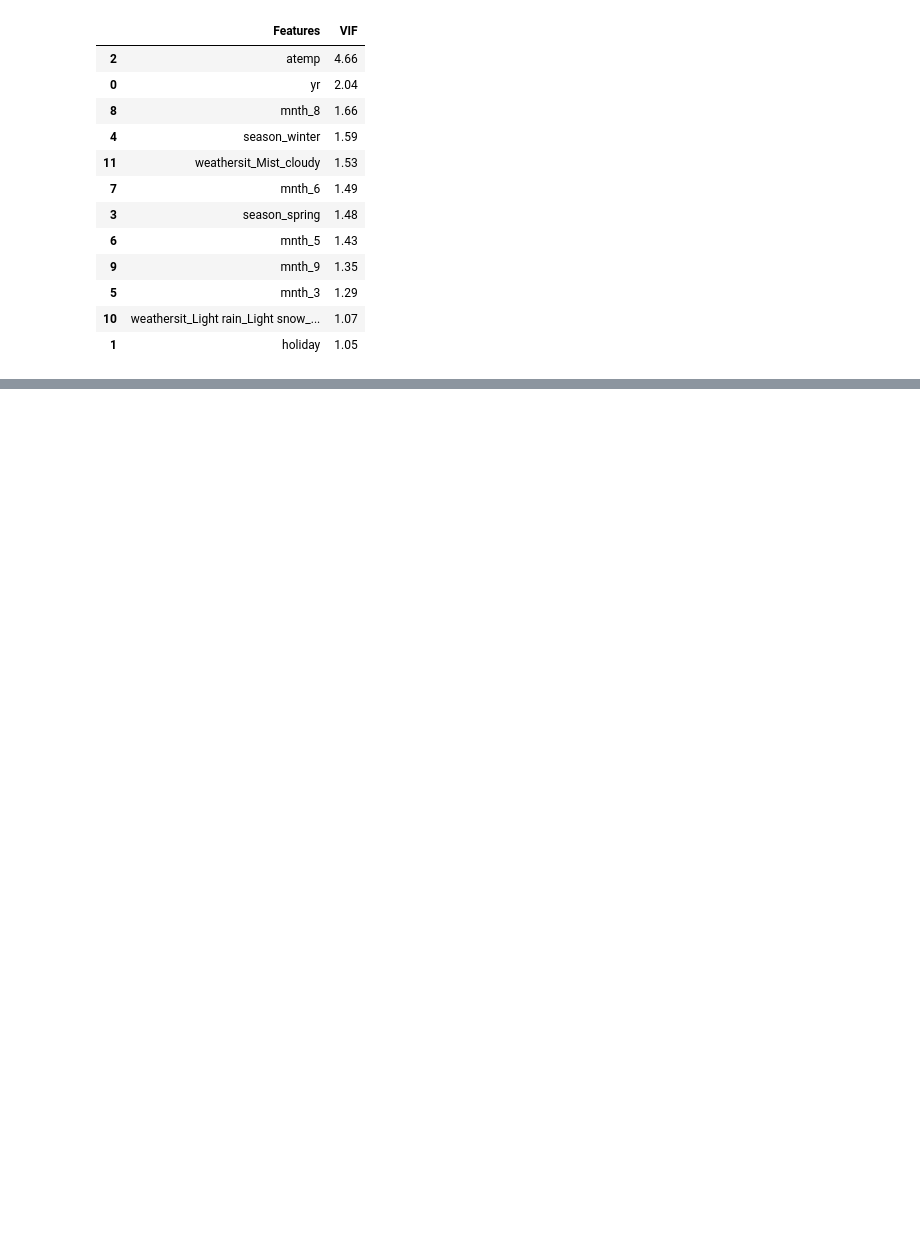
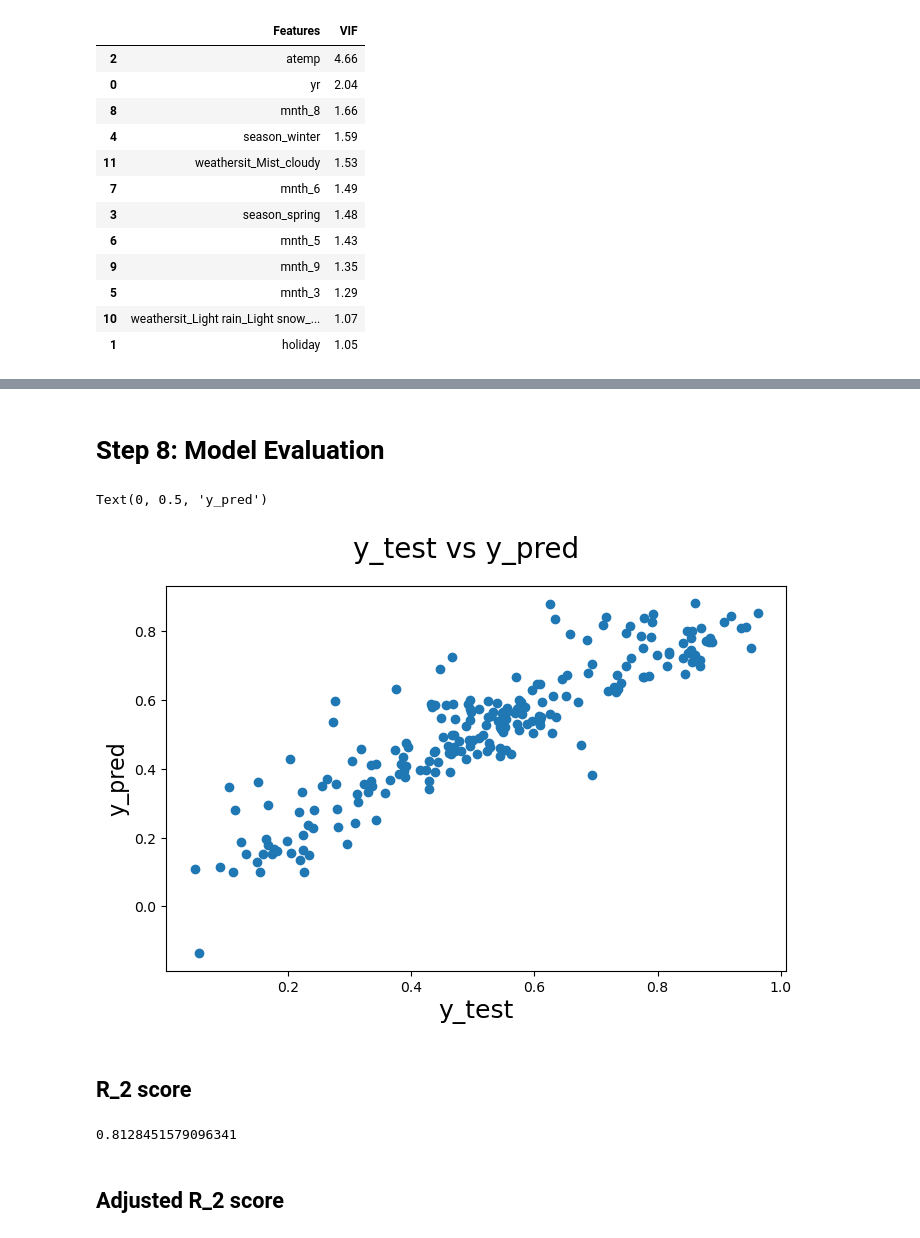
Before and after one commit to DhruvDA/Bike_assignment_lm, a Jupyter notebook: Assignment.ipynb, the cells around one changed output, grey strips where cells are left out. Cells and saved outputs as stored; diff of their text form; code cells hidden in the pictures; blank space fills up the shorter version.

```diff
--- a/Assignment.ipynb
+++ b/Assignment.ipynb
@@ -716,0 +1185,6 @@ vif
+# %%
+y_test = df_test.pop('cnt')
+X_test = df_test
+# %%
+# Adding constant variable to test dataframe
+X_test_m11 = sm.add_constant(X_test)
@@ -716,0 +1203,23 @@ vif
+# %%
+LIST=['const', 'yr', 'holiday', 'atemp', 'season_spring', 'season_winter',
+       'mnth_9', 'weathersit_Light rain_Light snow_Thunderstorm',
+       'weathersit_Mist_cloudy', 'workingday']
+X_test_m11 = X_test_m11[LIST]
+# %%
+# Making predictions using the fourth model
+
+y_pred_m11 = lm_11.predict(X_test_m11)
+# %% [markdown]
+# Step 8: Model Evaluation
+# %%
+# Plotting y_test and y_pred to understand the spread
+fig = plt.figure(figsize=(8,5))
+plt.scatter(y_test, y_pred_m11)
+fig.suptitle('y_test vs y_pred', fontsize = 20)              # Plot heading
+plt.xlabel('y_test', fontsize = 18)                          # X-label
+plt.ylabel('y_pred', fontsize = 16)
+# %% [output]
+Text(0, 0.5, 'y_pred')
+[figure, added]
+# %% [markdown]
+## R_2 score
@@ -716,0 +1228,7 @@ vif
+# %%
+r_squared = r2_score(y_test, y_pred_m11)
+r_squared
+# %% [output]
+0.8128451579096341
+# %% [markdown]
+## Adjusted R_2 score
```
Also changed, not shown: parts of 63 cells of this notebook.
